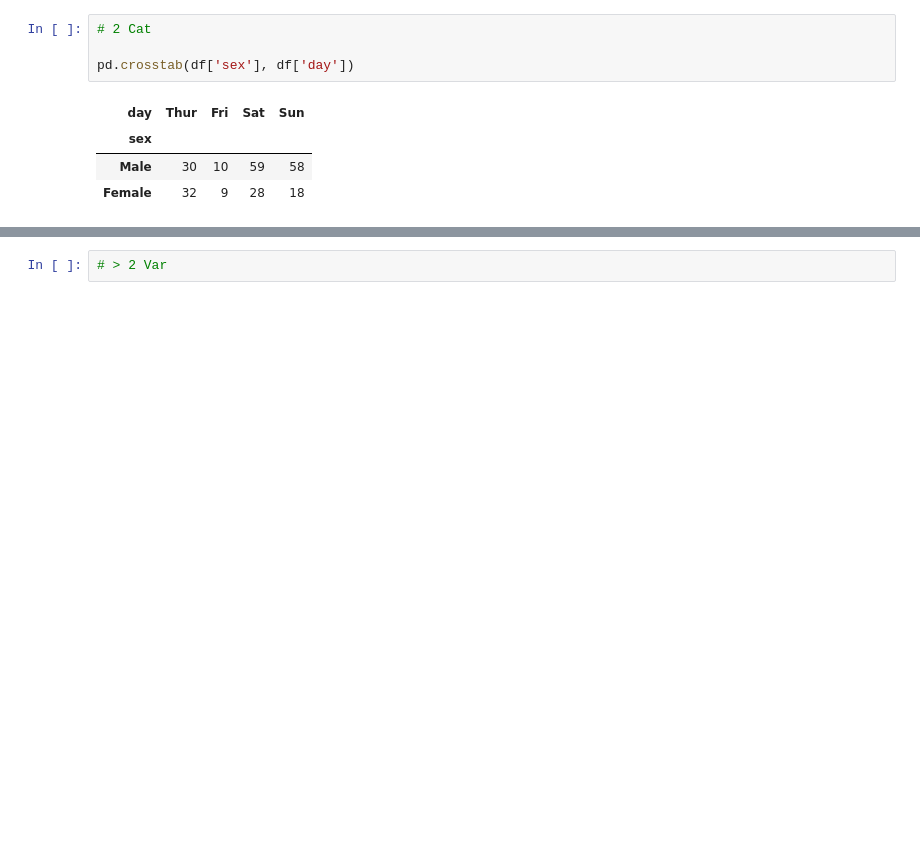
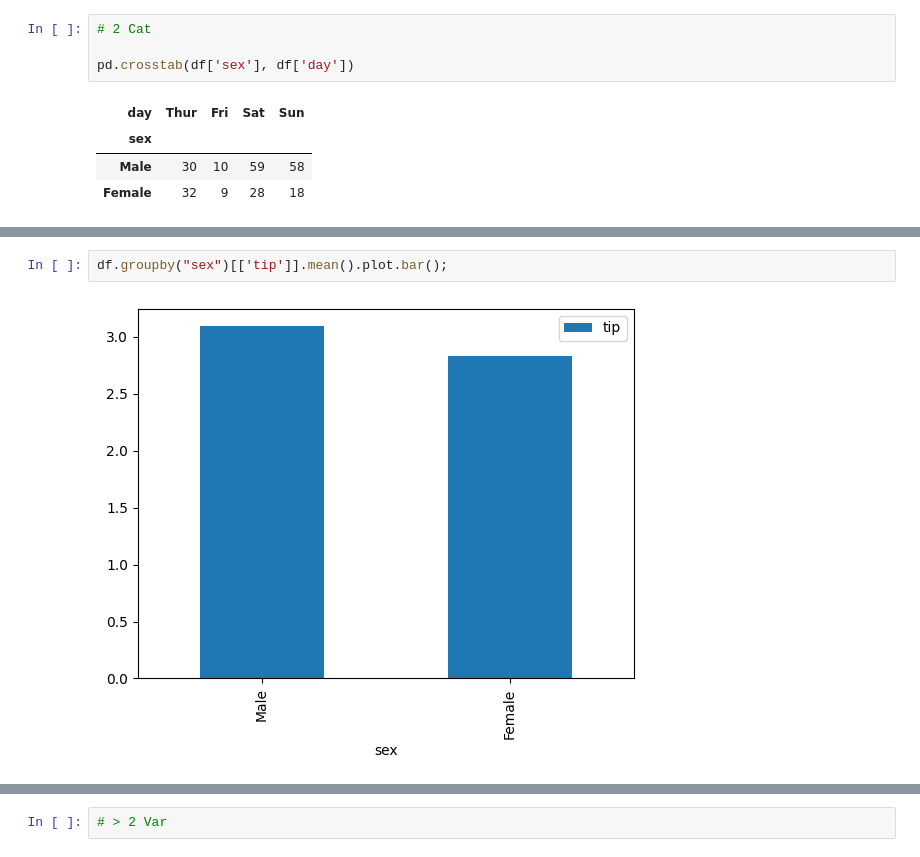
Before and after one commit to rogerloop/03_Especialitzacio, a Jupyter notebook: Sprint_11_ Visualització_Dades_Python_PowerBI/Practicas/2026-05-27_Graficos_Joan.ipynb, the cells around one changed output, grey strips where cells are left out. Cells and saved outputs as stored; diff of their text form; blank space fills up the shorter version.

```diff
--- a/Sprint_11_ Visualització_Dades_Python_PowerBI/Practicas/2026-05-27_Graficos_Joan.ipynb
+++ b/Sprint_11_ Visualització_Dades_Python_PowerBI/Practicas/2026-05-27_Graficos_Joan.ipynb
@@ -106,0 +120,4 @@ pd.crosstab(df['sex'], df['day']).transpose().plot.bar()
+# %%
+df.groupby("sex")[['tip']].mean().plot.bar();
+# %% [output]
+[figure, added]
```
Also changed, not shown: parts of 7 cells of this notebook.
